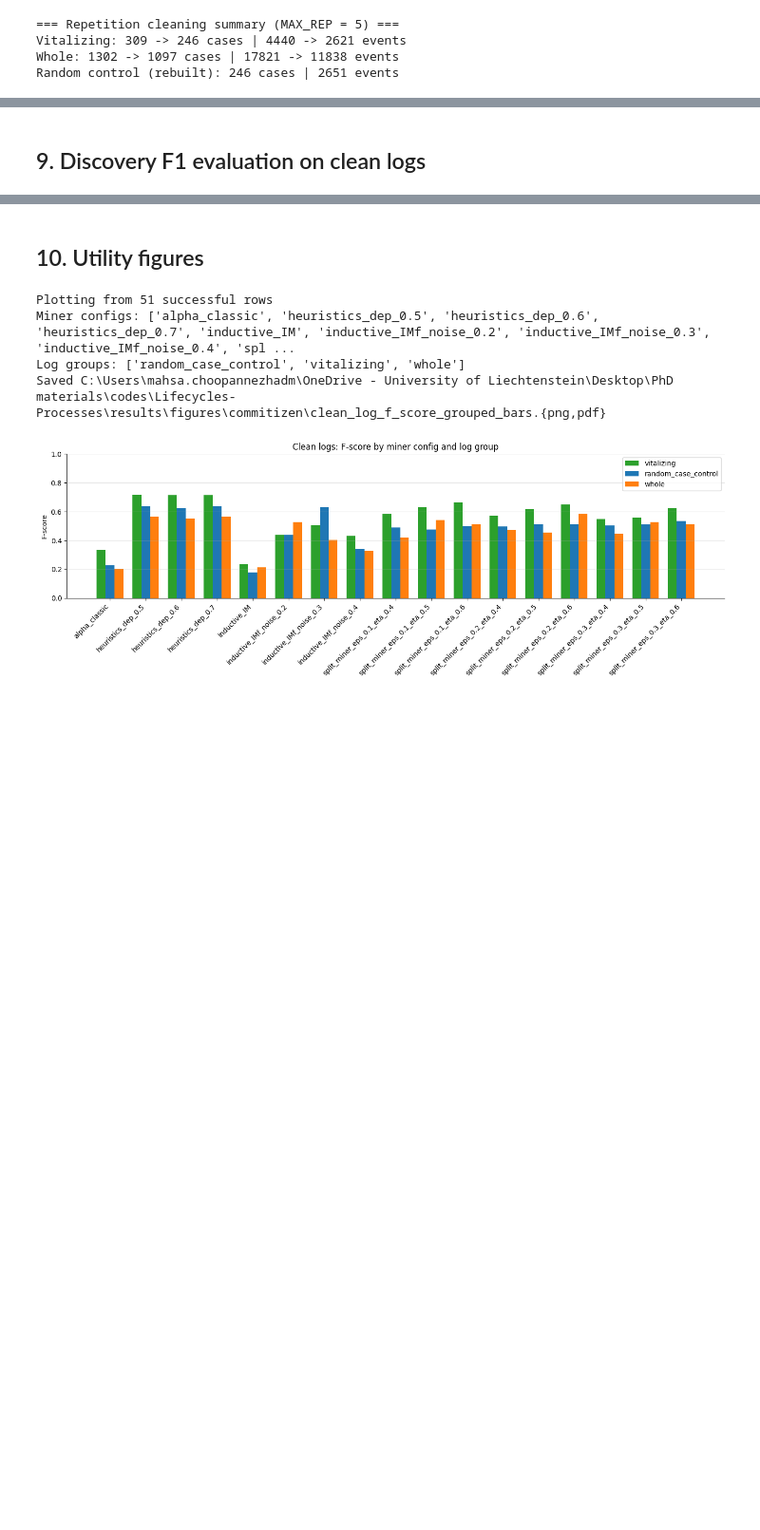
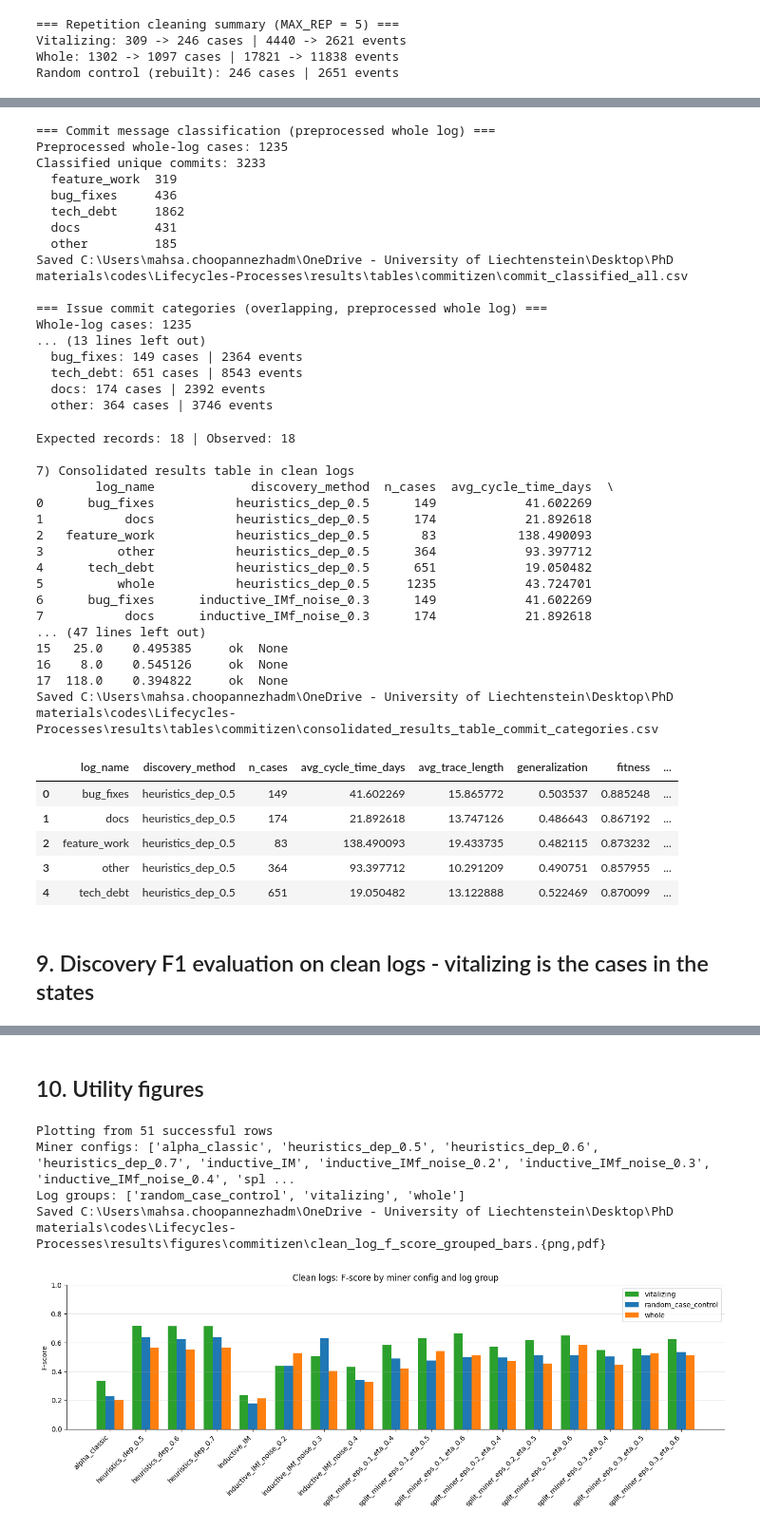
Before and after one commit to MahsaChoop/Lifecycle-Processes, a Jupyter notebook: main.ipynb, the cells around one changed output, grey strips where cells are left out. Shown at 95% size. Drawn from its saved outputs; the diff is of its cells as text; code cells hidden in the pictures; blank space fills up the shorter version.

Commit message:
discovery in 5 action category

```diff
--- a/main.ipynb
+++ b/main.ipynb
@@ -176,0 +181,5 @@ Random control (rebuilt): 246 cases | 2651 events
+# %%
+from functions.preprocessing import preprocess_flat_log
+
+CATEGORY_MAX_REP = 10
+flat_df_category_clean = preprocess_flat_log(flat, cfg, max_rep=CATEGORY_MAX_REP)
@@ -177,5 +195,72 @@ Random control (rebuilt): 246 cases | 2651 events
+# %%
+from functions.commits import build_whole_commit_category_logs
+from functions.discovery import evaluate_clean_logs, select_miners
+
+
+# Available: alpha_classic, inductive_IM, heuristics_dep_0.5/0.6/0.7,
+# inductive_IMf_noise_0.2/0.3/0.4, split_miner_eps_*_eta_*
+COMMIT_CATEGORY_MINERS = [
+    "inductive_IMf_noise_0.3",
+    "split_miner_eps_0.2_eta_0.5",
+    "heuristics_dep_0.5"
+]
+
+category_logs, issue_commit_categories, commit_classified_all = build_whole_commit_category_logs(
+    flat_df_category_clean, eventsPerobj_df, objects_attributes, cfg
+)
+
+commit_category_log_groups_df = {**category_logs, "whole": flat_df_category_clean}
+
+consolidated_results_table_commit_categories, commit_category_log_groups_eventlog, _ = evaluate_clean_logs(
+    commit_category_log_groups_df,
+    cfg,
+    miners=select_miners(COMMIT_CATEGORY_MINERS),
+    out_filename="consolidated_results_table_commit_categories.csv"
+)
+consolidated_results_table_commit_categories.head()
+# %% [output]
+=== Commit message classification (preprocessed whole log) ===
+Preprocessed whole-log cases: 1235
+Classified unique commits: 3233
+  feature_work  319
+  bug_fixes     436
+  tech_debt     1862
+  docs          431
+  other         185
+Saved C:\Users\mahsa.choopannezhadm\OneDrive - University of Liechtenstein\Desktop\PhD materials\codes\Lifecycles-Processes\results\tables\commitizen\commit_classified_all.csv
+
+=== Issue commit categories (overlapping, preprocessed whole log) ===
+Whole-log cases: 1235
+... (13 lines left out)
+  bug_fixes: 149 cases | 2364 events
+  tech_debt: 651 cases | 8543 events
+  docs: 174 cases | 2392 events
+  other: 364 cases | 3746 events
+Expected records: 18 | Observed: 18
+
+7) Consolidated results table in clean logs
+        log_name             discovery_method  n_cases  avg_cycle_time_days  \
+0      bug_fixes           heuristics_dep_0.5      149            41.602269
+1           docs           heuristics_dep_0.5      174            21.892618
+2   feature_work           heuristics_dep_0.5       83           138.490093
+3          other           heuristics_dep_0.5      364            93.397712
+4      tech_debt           heuristics_dep_0.5      651            19.050482
+5          whole           heuristics_dep_0.5     1235            43.724701
+6      bug_fixes      inductive_IMf_noise_0.3      149            41.602269
+7           docs      inductive_IMf_noise_0.3      174            21.892618
+... (47 lines left out)
+15   25.0    0.495385     ok  None
+16    8.0    0.545126     ok  None
+17  118.0    0.394822     ok  None
+Saved C:\Users\mahsa.choopannezhadm\OneDrive - University of Liechtenstein\Desktop\PhD materials\codes\Lifecycles-Processes\results\tables\commitizen\consolidated_results_table_commit_categories.csv
+|  | log_name | discovery_method | n_cases | avg_cycle_time_days | avg_trace_length | generalization | fitness | ... |
+| 0 | bug_fixes | heuristics_dep_0.5 | 149 | 41.602269 | 15.865772 | 0.503537 | 0.885248 | ... |
+| 1 | docs | heuristics_dep_0.5 | 174 | 21.892618 | 13.747126 | 0.486643 | 0.867192 | ... |
+| 2 | feature_work | heuristics_dep_0.5 | 83 | 138.490093 | 19.433735 | 0.482115 | 0.873232 | ... |
+| 3 | other | heuristics_dep_0.5 | 364 | 93.397712 | 10.291209 | 0.490751 | 0.857955 | ... |
+| 4 | tech_debt | heuristics_dep_0.5 | 651 | 19.050482 | 13.122888 | 0.522469 | 0.870099 | ... |
 # %% [markdown]
-## 9. Discovery F1 evaluation on clean logs
+## 9. Discovery F1 evaluation on clean logs - vitalizing is the cases in the states
 # %%
 from functions.discovery import evaluate_clean_logs
 
```
Also changed, not shown: parts of 6 cells of this notebook, 21 other files.
